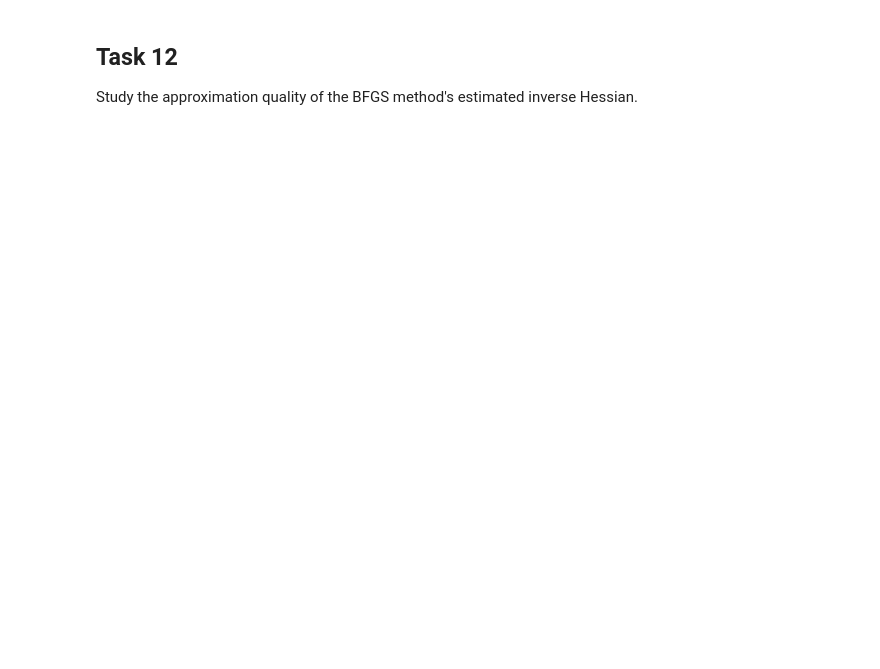
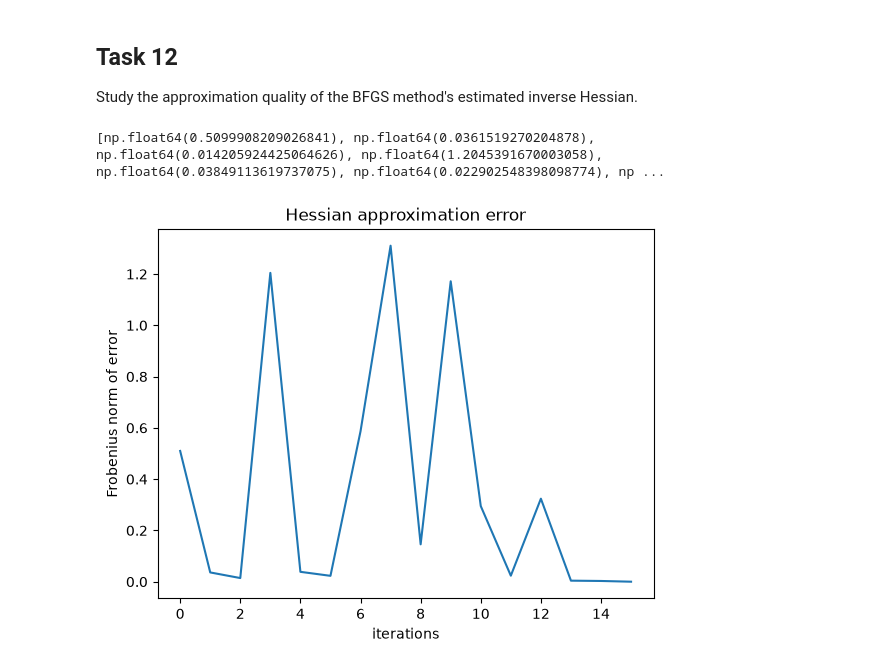
Before and after one commit to ludbri/fmnn25f-project3, a Jupyter notebook: project_3_optimization.ipynb, the cells around one changed output. Saved outputs shown, nothing was run; the diff lists cells and outputs as text; code cells hidden in the pictures; blank space fills up the shorter version.

```diff
--- a/project_3_optimization.ipynb
+++ b/project_3_optimization.ipynb
@@ -182,3 +216,29 @@ scipy BFGS         |     | 0.347  | 3.008e-03  | [0.62311093 0.03052313 0.142892
 ## Task 12
 
 Study the approximation quality of the BFGS method's estimated inverse Hessian.
+# %%
+from rosenbrock import rosenbrock_problem
+from chebyquad_problem import chebyquad, gradchebyquad
+from optproblem_class import OptProblem
+from quasinewton_methods import BFGS
+import numpy as np
+import matplotlib.pyplot as plt
+
+prob = rosenbrock_problem
+# cheby is not working right, mismatching dimensions in scipy Hessian estimation.
+# prob = OptProblem(chebyquad, 4, grad=gradchebyquad)
+
+met = BFGS(prob, verbose=False, test_approximation=True)
+
+met.solve(np.linspace(0,1,prob.input_shape), 1e-16, 1e-16, 50)
+
+print(met.approx_error)
+
+plt.plot(met.approx_error)
+plt.title("Hessian approximation error")
+plt.xlabel("iterations")
+plt.ylabel("Frobenius norm of error")
+plt.show()
+# %% [output]
+[np.float64(0.5099908209026841), np.float64(0.0361519270204878), np.float64(0.014205924425064626), np.float64(1.2045391670003058), np.float64(0.03849113619737075), np.float64(0.022902548398098774), np ...
+[figure, added]
```
Also changed, not shown: parts of 2 cells of this notebook.
